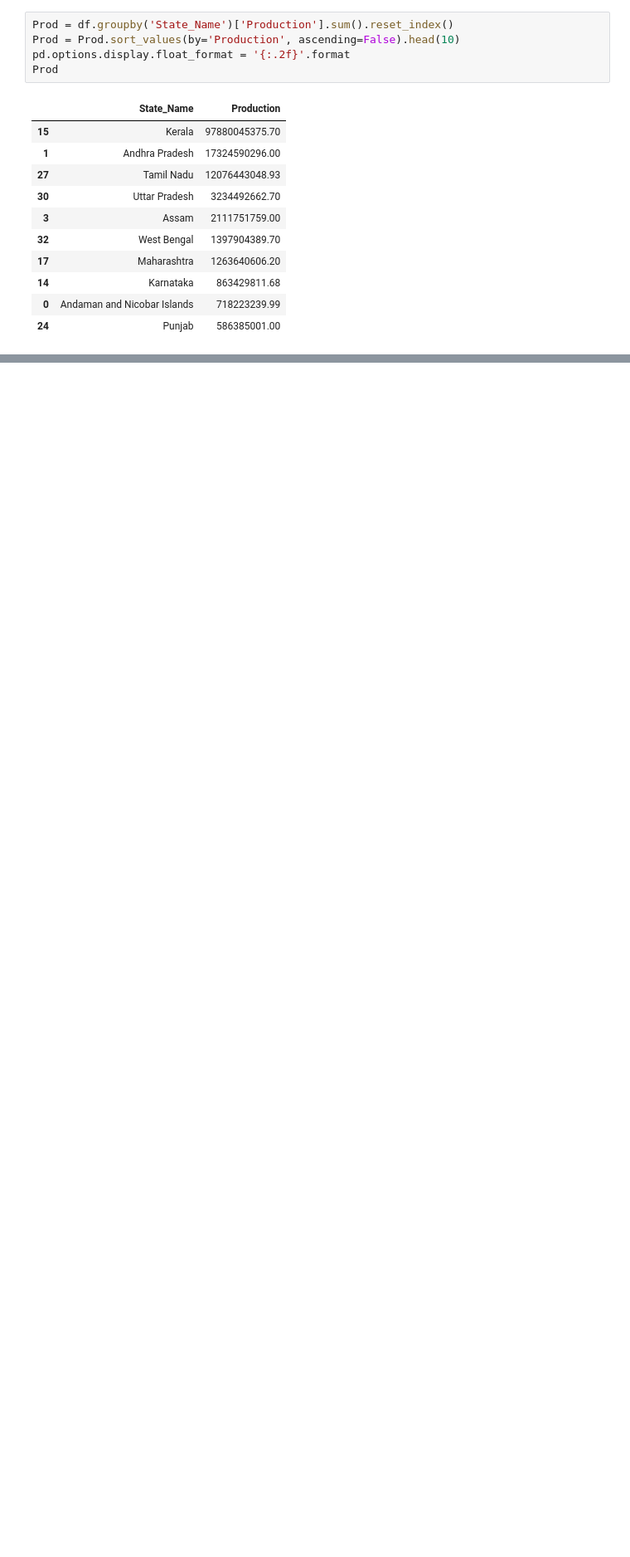
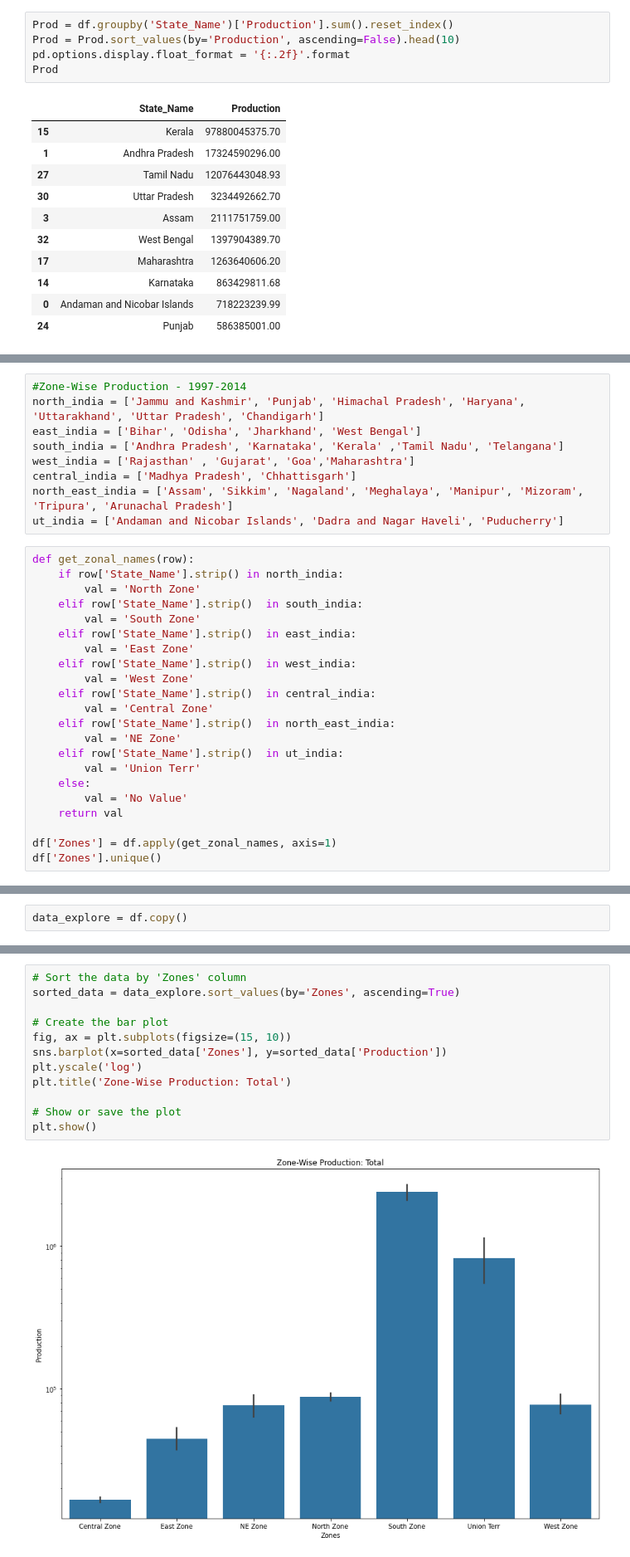
Before and after one commit to DataWizard-Yash/analysis-of-crop-production-in-india, a Jupyter notebook: understanding_data.ipynb, the cells around one changed output, grey strips where cells are left out. Shown: that part at 83% size. Saved outputs shown, nothing was run; the diff lists cells and outputs as text; blank space fills up the shorter version.

```diff
--- a/understanding_data.ipynb
+++ b/understanding_data.ipynb
@@ -425,0 +469,31 @@ Prod
+# %%
+#Zone-Wise Production - 1997-2014
+north_india = ['Jammu and Kashmir', 'Punjab', 'Himachal Pradesh', 'Haryana', 'Uttarakhand', 'Uttar Pradesh', 'Chandigarh']
+east_india = ['Bihar', 'Odisha', 'Jharkhand', 'West Bengal']
+south_india = ['Andhra Pradesh', 'Karnataka', 'Kerala' ,'Tamil Nadu', 'Telangana']
+west_india = ['Rajasthan' , 'Gujarat', 'Goa','Maharashtra']
+central_india = ['Madhya Pradesh', 'Chhattisgarh']
+north_east_india = ['Assam', 'Sikkim', 'Nagaland', 'Meghalaya', 'Manipur', 'Mizoram', 'Tripura', 'Arunachal Pradesh']
+ut_india = ['Andaman and Nicobar Islands', 'Dadra and Nagar Haveli', 'Puducherry']
+# %%
+def get_zonal_names(row):
+    if row['State_Name'].strip() in north_india:
+        val = 'North Zone'
+    elif row['State_Name'].strip()  in south_india:
+        val = 'South Zone'
+    elif row['State_Name'].strip()  in east_india:
+        val = 'East Zone'
+    elif row['State_Name'].strip()  in west_india:
+        val = 'West Zone'
+    elif row['State_Name'].strip()  in central_india:
+        val = 'Central Zone'
+    elif row['State_Name'].strip()  in north_east_india:
+        val = 'NE Zone'
+    elif row['State_Name'].strip()  in ut_india:
+        val = 'Union Terr'
+    else:
+        val = 'No Value'
+    return val
+
+df['Zones'] = df.apply(get_zonal_names, axis=1)
+df['Zones'].unique()
@@ -425,0 +576,2 @@ Prod
+# %%
+data_explore = df.copy()
@@ -425,0 +581,14 @@ Prod
+# %%
+# Sort the data by 'Zones' column
+sorted_data = data_explore.sort_values(by='Zones', ascending=True)
+
+# Create the bar plot
+fig, ax = plt.subplots(figsize=(15, 10))
+sns.barplot(x=sorted_data['Zones'], y=sorted_data['Production'])
+plt.yscale('log')
+plt.title('Zone-Wise Production: Total')
+
+# Show or save the plot
+plt.show()
+# %% [output]
+[figure, added]
```
Also changed, not shown: parts of 36 cells of this notebook.
